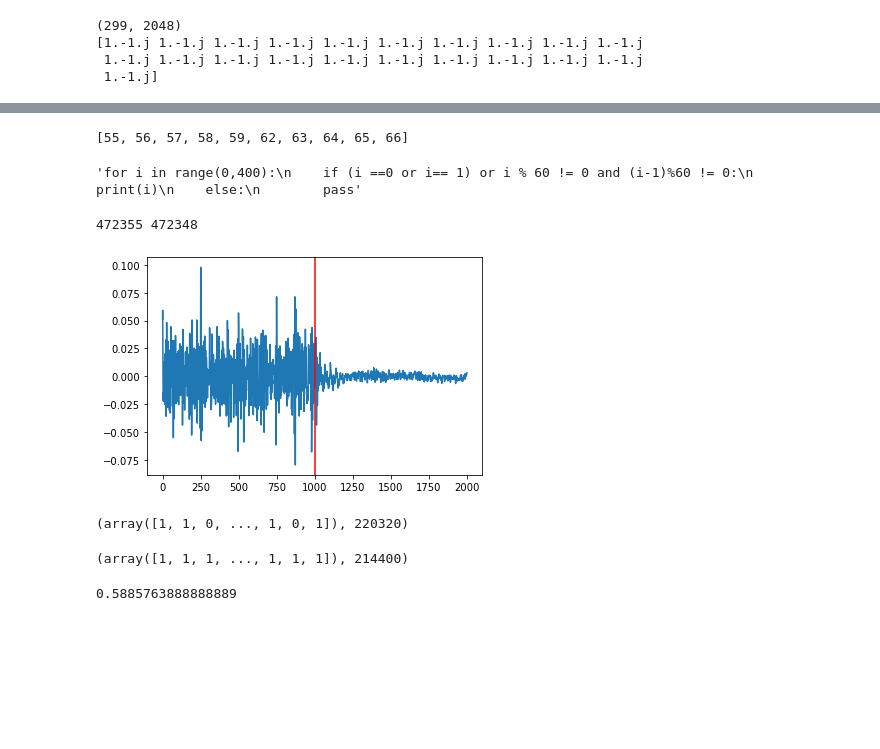
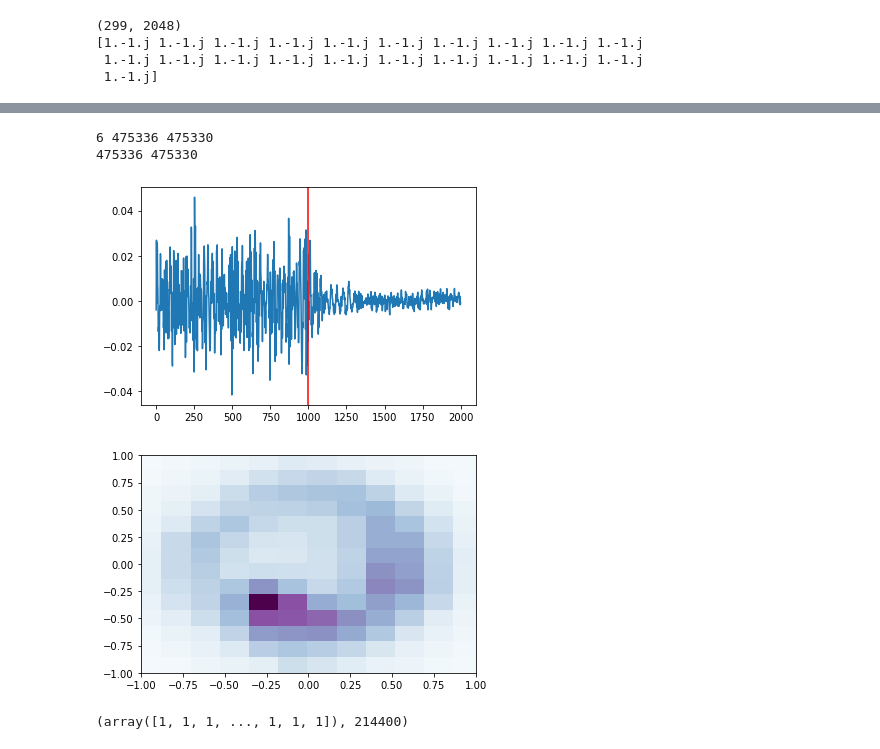
Before and after one commit to jks70/gf3_v2, a Jupyter notebook: finalframe.ipynb, the cells around one changed output, grey strips where cells are left out. Drawn from its saved outputs; the diff is of its cells as text; code cells hidden in the pictures; blank space fills up the shorter version.

```diff
--- a/finalframe.ipynb
+++ b/finalframe.ipynb
@@ -194,5 +216,5 @@ plt.show()
 # %%
-Fs, auds = read('fullframetest2.wav')
+Fs, auds = read('testrecord4.wav')
 
 powerSpectrum, frequenciesFound, time, imageAxis = plt.specgram(auds, Fs=fs)
 plt.show()
@@ -217,0 +231,16 @@ scipy.signal.find_peaks(delay_guess, 600)
+# %%
+delay_guess = delay_guess/np.max(delay_guess)
+plt.plot(delay_guess)
+plt.axvline(x = 26 , color = 'r')
+
+
+print(scipy.signal.find_peaks(delay_guess, 0.7))
+
+
+end_first_chirp = 68008
+end_second_chirp = 112107
+end_third_chirp = 520931
+end_fourth_chirp = 565030
+delayed_start = end_second_chirp + 1500 + 1
+delayed_end = end_third_chirp - 44100 - 1500 - 1
+end_second_chirp-end_first_chirp, end_fourth_chirp-end_third_chirp
@@ -218,9 +263,10 @@ scipy.signal.find_peaks(delay_guess, 600)
 # %%
-plt.plot(auds[109126+1501:109126+1501+2304*4])
+plt.plot(auds[delayed_start-500:delayed_start+2304*4])
+plt.axvline(x = 500 , color = 'r')
 plt.show()
-ayy,bee = channelEstimate(auds[109126+1501:109126+1501+2304*4], ofdm)
+ayy,bee = channelEstimate(auds[delayed_start:delayed_start+2304*4], ofdm)
 
-plt.plot(abs(ayy))
+plt.plot(abs(chanest_padd(ayy,ofdm)))
 plt.show()
 plt.plot(np.angle(ayy))
 plt.show()
@@ -237,31 +283,25 @@ plt.show()
-# %%
-sc_indices = [i for i in range(0,400) if (i ==0 or i== 1) or i % 60 != 0 and (i-1)%60 != 0]
-print(sc_indices[55:65])
-
-"""for i in range(0,400):
-    if (i ==0 or i== 1) or i % 60 != 0 and (i-1)%60 != 0:
-        print(i)
-    else:
-        pass"""
-# %% [output]
-[55, 56, 57, 58, 59, 62, 63, 64, 65, 66]
-'for i in range(0,400):\n    if (i ==0 or i== 1) or i % 60 != 0 and (i-1)%60 != 0:\n        print(i)\n    else:\n        pass'
 # %%
-delayed_end = 517949-44100-1500 - 1
-delayed_start = 109126 + 1500 + 1
+data_start  = delayed_start+2304*4
 
-num_symbs_guess = round((delayed_end-delayed_start)/2304)
-new_end = delayed_start + num_symbs_guess*2304
+num_symbs_guess = round((delayed_end-data_start)/2304)
+new_end = data_start + num_symbs_guess*2304
+print(new_end-delayed_end, new_end, delayed_end)
+
 
 plt.plot(auds[new_end-1000:new_end+1000])
 plt.axvline(x = 1000 , color = 'r')
 print(new_end, delayed_end)
-decoded = standard_deconstructor(auds[delayed_start:new_end], ofdm, channel_H = chanest_padd(ayy,ofdm), retSymbs = False)
+decoded, symbols_rec = standard_deconstructor(auds[data_start:new_end], ofdm, channel_H = chanest_padd(ayy,ofdm), retSymbs = True, ldpc_encoded = False)
+bitsToSaveImage(decoded[:214400], 'trialpayload4', 67, 100)
 # %% [output]
-472355 472348
+6 475336 475330
+475336 475330
-[figure, old version]
+[figure, new version]
-# %%
-decoded[:214400], len(decoded)
-# %% [output]
-(array([1, 1, 0, ..., 1, 0, 1]), 220320)
+# %%
+plt.hist2d(np.real(symbols_rec.flatten()), np.imag(symbols_rec.flatten()), bins=(300, 300),cmap=plt.cm.BuPu)
+plt.xlim(-1,1)
+plt.ylim(-1,1)
+plt.show()
+# %% [output]
+[figure, added]
 # %%
@@ -270,11 +310,2 @@ initial, len(initial)
 # %% [output]
 (array([1, 1, 1, ..., 1, 1, 1]), 214400)
-# %%
-j = 0
-r = 60*720*2
-for i in range(r):
-    if initial[i] == decoded[i]:
-        j+=1
-j/r
-# %% [output]
-0.5885763888888889
```
Also changed, not shown: parts of 19 cells of this notebook, 2 other files.
